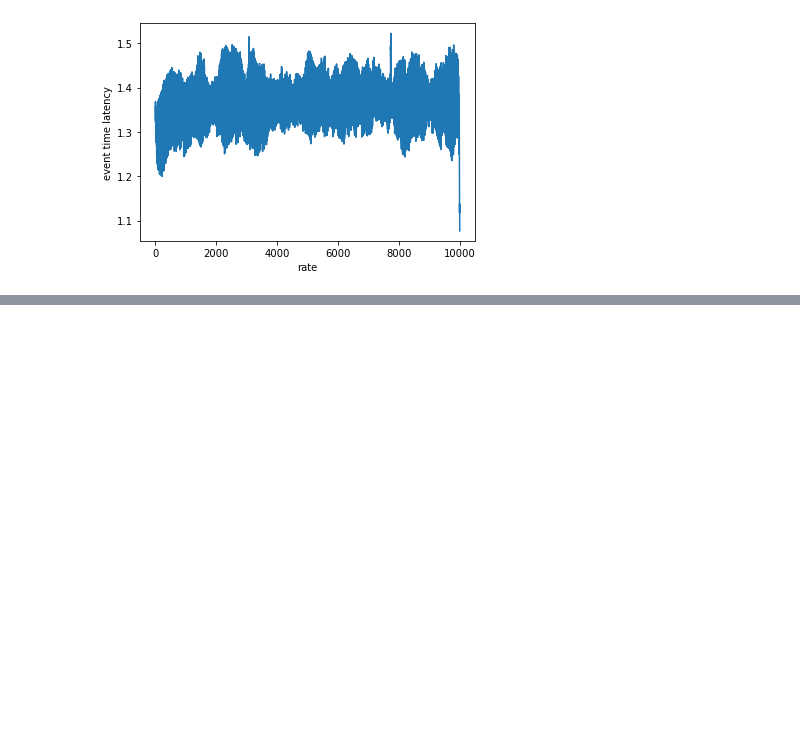
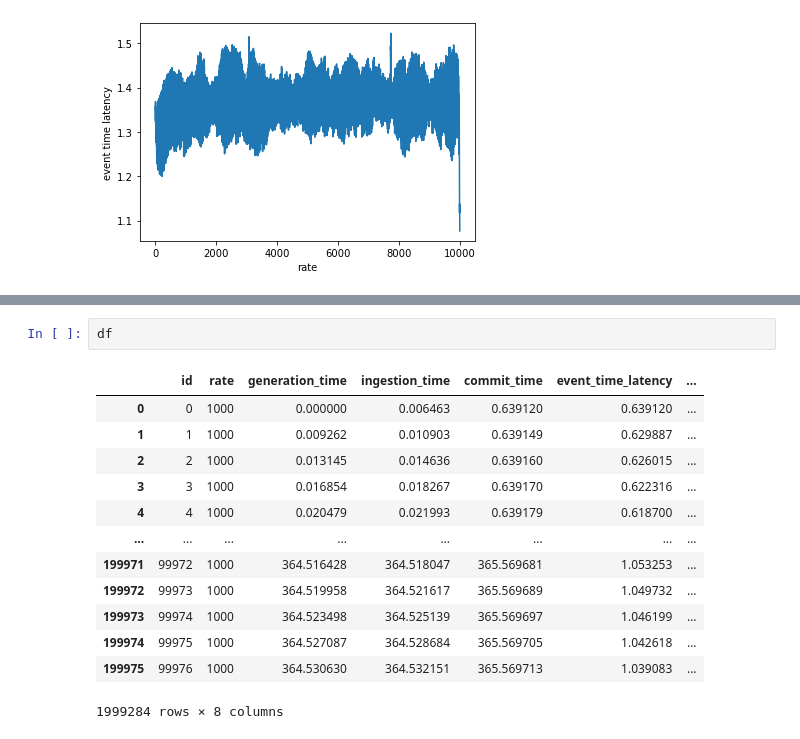
Before and after one commit to daniellgelencser/ddps2, a Jupyter notebook: aggragate.ipynb, the cells around one changed output, grey strips where cells are left out. Cells and saved outputs as stored; diff of their text form; blank space fills up the shorter version.

```diff
--- a/aggragate.ipynb
+++ b/aggragate.ipynb
@@ -50,0 +116,16 @@ plt.show()
+# %%
+df
+# %% [output]
+|  | id | rate | generation_time | ingestion_time | commit_time | event_time_latency | ... |
+| 0 | 0 | 1000 | 0.000000 | 0.006463 | 0.639120 | 0.639120 | ... |
+| 1 | 1 | 1000 | 0.009262 | 0.010903 | 0.639149 | 0.629887 | ... |
+| 2 | 2 | 1000 | 0.013145 | 0.014636 | 0.639160 | 0.626015 | ... |
+| 3 | 3 | 1000 | 0.016854 | 0.018267 | 0.639170 | 0.622316 | ... |
+| 4 | 4 | 1000 | 0.020479 | 0.021993 | 0.639179 | 0.618700 | ... |
+| ... | ... | ... | ... | ... | ... | ... | ... |
+| 199971 | 99972 | 1000 | 364.516428 | 364.518047 | 365.569681 | 1.053253 | ... |
+| 199972 | 99973 | 1000 | 364.519958 | 364.521617 | 365.569689 | 1.049732 | ... |
+| 199973 | 99974 | 1000 | 364.523498 | 364.525139 | 365.569697 | 1.046199 | ... |
+| 199974 | 99975 | 1000 | 364.527087 | 364.528684 | 365.569705 | 1.042618 | ... |
+| 199975 | 99976 | 1000 | 364.530630 | 364.532151 | 365.569713 | 1.039083 | ... |
+1999284 rows × 8 columns
```
Also changed, not shown: parts of 8 cells of this notebook, 2 other files.
